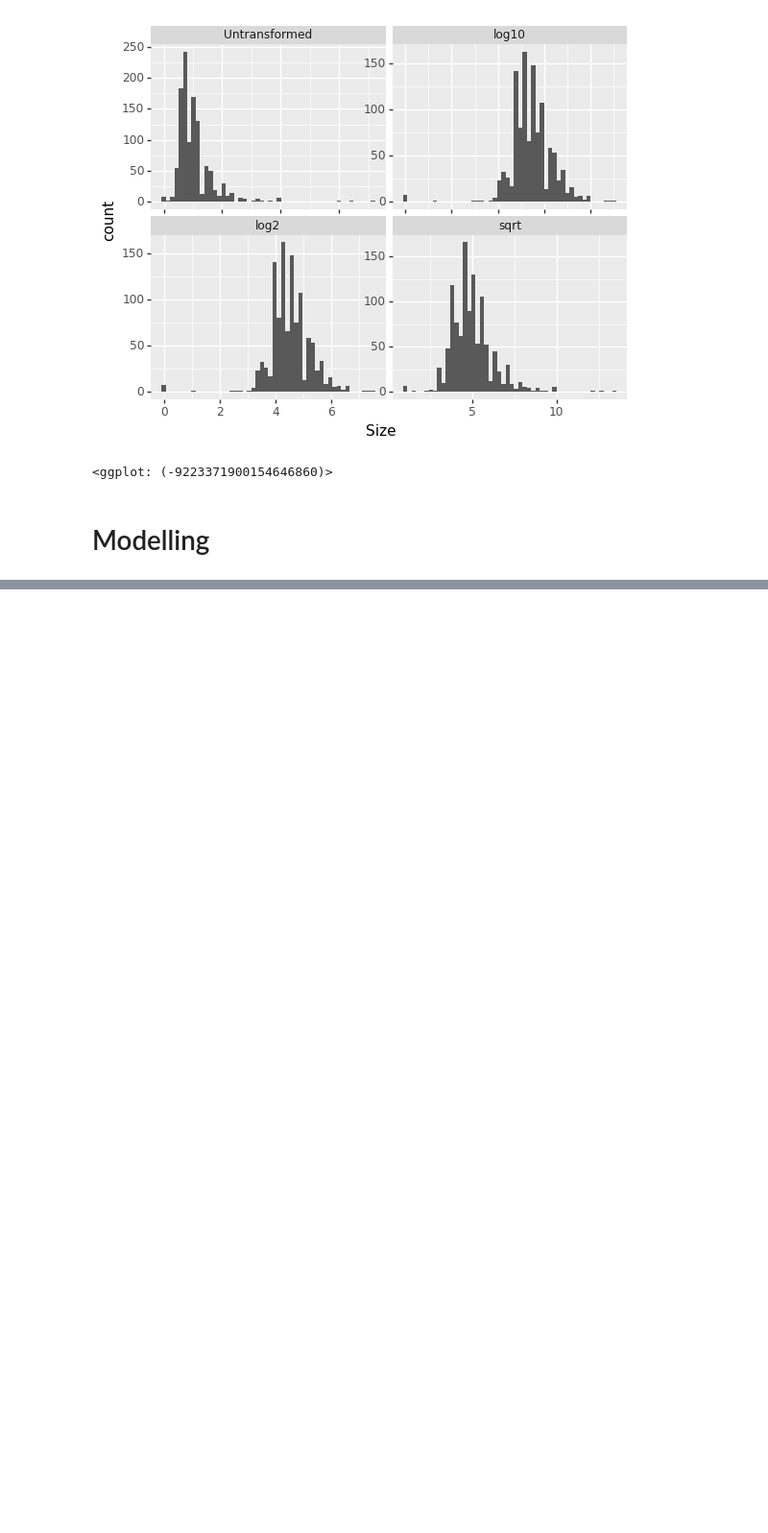
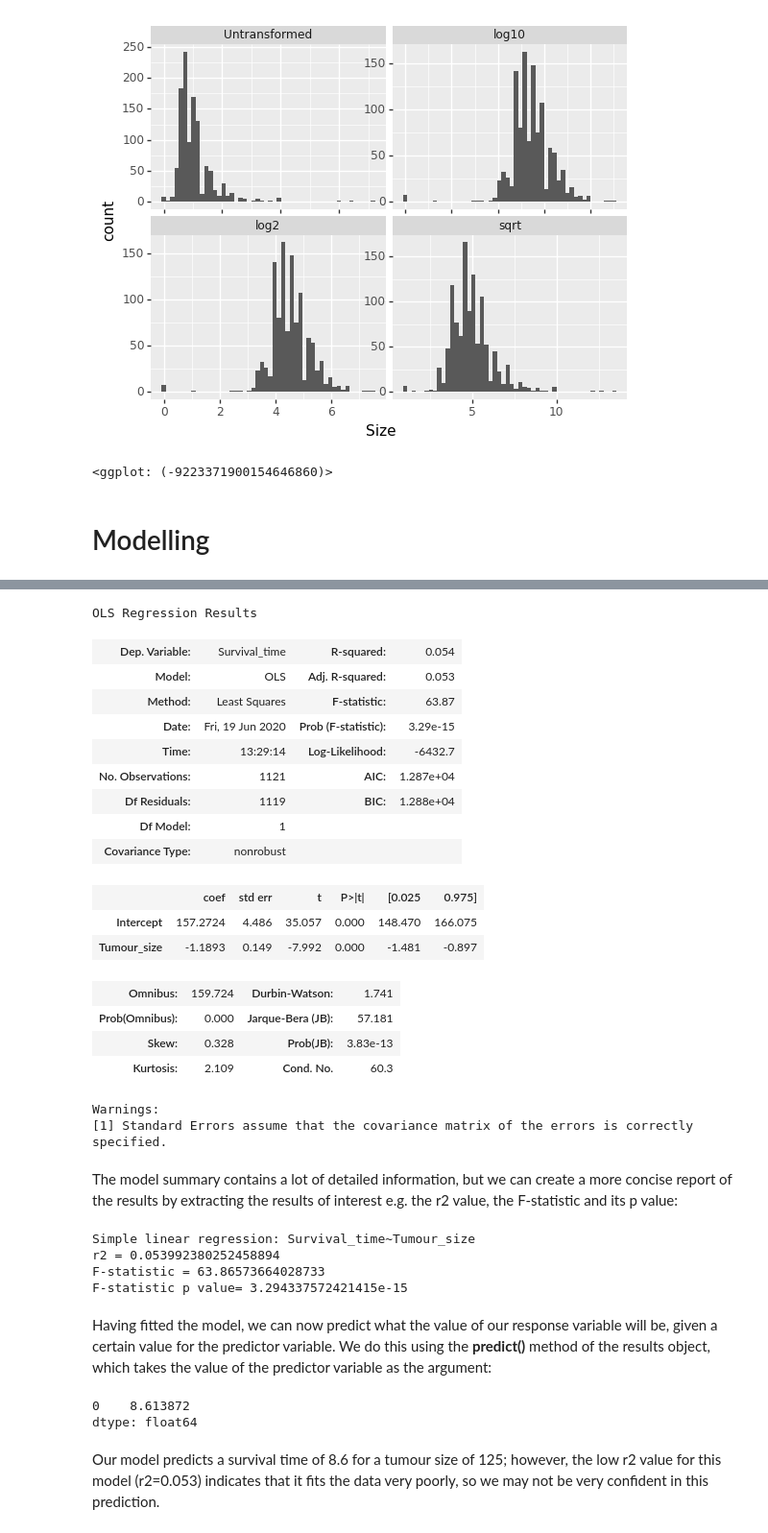
Before and after one commit to semacu/data-science-python, a Jupyter notebook: notebooks/week5_lecture.ipynb, the cells around one changed output, grey strips where cells are left out. Shown at 96% size. Saved outputs shown, nothing was run; the diff lists cells and outputs as text; code cells hidden in the pictures; blank space fills up the shorter version.

Commit message:
Added simple and multivariate linear modelling

```diff
--- a/notebooks/week5_lecture.ipynb
+++ b/notebooks/week5_lecture.ipynb
@@ -244,0 +259,48 @@ ggplot(tumour_size_tranformations, aes("Size"))
+# %%
+# instantiate model
+simple_model = ols("Survival_time~Tumour_size", data=metabric)
+# fit the model
+simple_results = simple_model.fit()
+# display the results
+simple_results.summary()
+# %% [output]
+OLS Regression Results
+| Dep. Variable: | Survival_time | R-squared: | 0.054 |
+| Model: | OLS | Adj. R-squared: | 0.053 |
+| Method: | Least Squares | F-statistic: | 63.87 |
+| Date: | Fri, 19 Jun 2020 | Prob (F-statistic): | 3.29e-15 |
+| Time: | 13:29:14 | Log-Likelihood: | -6432.7 |
+| No. Observations: | 1121 | AIC: | 1.287e+04 |
+| Df Residuals: | 1119 | BIC: | 1.288e+04 |
+| Df Model: | 1 |  |  |
+| Covariance Type: | nonrobust |  |  |
+|  | coef | std err | t | P>|t| | [0.025 | 0.975] |
+| Intercept | 157.2724 | 4.486 | 35.057 | 0.000 | 148.470 | 166.075 |
+| Tumour_size | -1.1893 | 0.149 | -7.992 | 0.000 | -1.481 | -0.897 |
+| Omnibus: | 159.724 | Durbin-Watson: | 1.741 |
+| Prob(Omnibus): | 0.000 | Jarque-Bera (JB): | 57.181 |
+| Skew: | 0.328 | Prob(JB): | 3.83e-13 |
+| Kurtosis: | 2.109 | Cond. No. | 60.3 |
+Warnings:
+[1] Standard Errors assume that the covariance matrix of the errors is correctly specified.
+# %% [markdown]
+The model summary contains a lot of detailed information, but we can create a more concise report of the results by extracting the results of interest e.g. the r2 value, the F-statistic and its p value:
+# %%
+print("Simple linear regression: Survival_time~Tumour_size")
+print("r2 = {}".format(simple_results.rsquared))
+print("F-statistic = {}".format(simple_results.fvalue))
+print("F-statistic p value= {}".format(simple_results.f_pvalue))
+# %% [output]
+Simple linear regression: Survival_time~Tumour_size
+r2 = 0.053992380252458894
+F-statistic = 63.86573664028733
+F-statistic p value= 3.294337572421415e-15
+# %% [markdown]
+Having fitted the model, we can now predict what the value of our response variable will be, given a certain value for the predictor variable. We do this using the **predict()** method of the results object, which takes the value of the predictor variable as the argument:
+# %%
+simple_results.predict({"Tumour_size": 125})
+# %% [output]
+0    8.613872
+dtype: float64
+# %% [markdown]
+Our model predicts a survival time of 8.6 for a tumour size of 125; however, the low r2 value for this model (r2=0.053) indicates that it fits the data very poorly, so we may not be very confident in this prediction.
```
Also changed, not shown: parts of 12 cells of this notebook.
